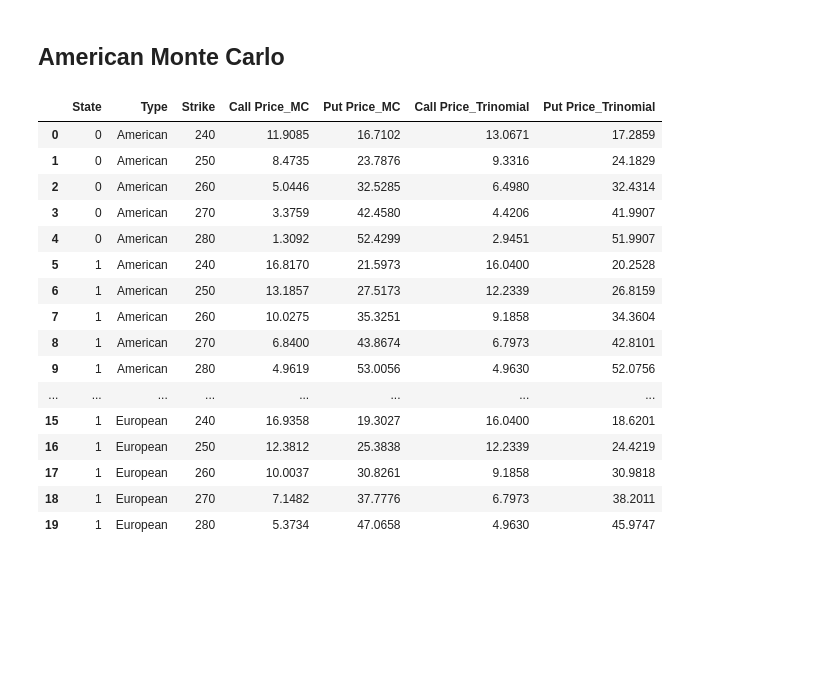
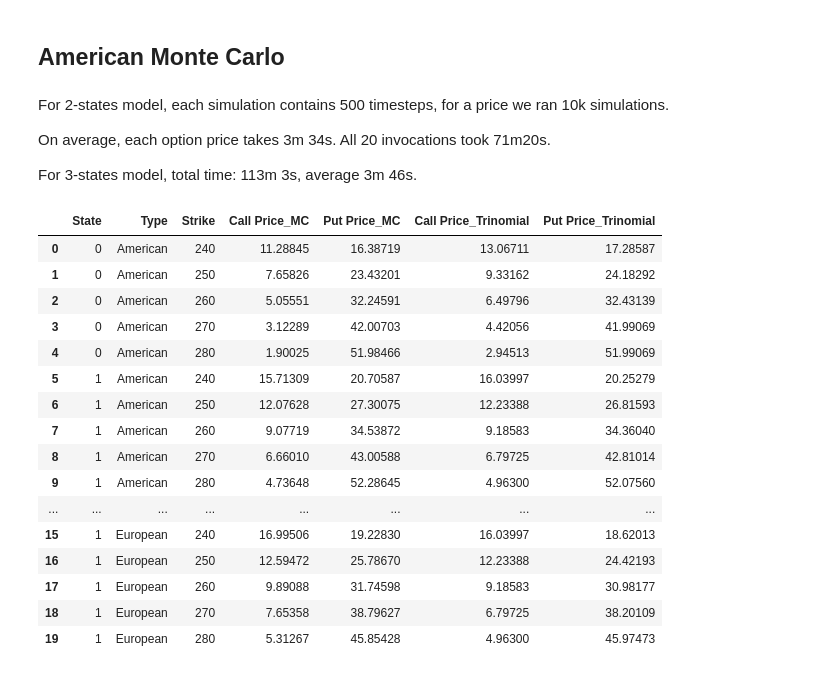
Before and after one commit to LeeHengYu/STAT3911, a Jupyter notebook: main.ipynb, the cells around one changed output. Drawn from its saved outputs; the diff is of its cells as text; code cells hidden in the pictures; blank space fills up the shorter version.

```diff
--- a/main.ipynb
+++ b/main.ipynb
@@ -286,3 +311,9 @@ df.to_csv("LSMC_result.csv", index=False)
+# %% [markdown]
+For 2-states model, each simulation contains 500 timesteps, for a price we ran 10k simulations.
+
+On average, each option price takes 3m 34s. All 20 invocations took 71m20s.
+
+For 3-states model, total time: 113m 3s, average 3m 46s.
 # %%
 # Standard Monte Carlo for European Options
 # https://www.kaggle.com/code/ypark4857/monte-carlo-simulation-of-european-option-pricing
@@ -357,21 +388,20 @@ price_merge.round(4).to_csv('combined_result.csv', index=False)
-# %%
-final = pd.read_csv('combined_result.csv')
-final
-# %% [output]
-|  | State | Type | Strike | Call Price_MC | Put Price_MC | Call Price_Trinomial | Put Price_Trinomial |
-| 0 | 0 | American | 240 | 11.9085 | 16.7102 | 13.0671 | 17.2859 |
-| 1 | 0 | American | 250 | 8.4735 | 23.7876 | 9.3316 | 24.1829 |
-| 2 | 0 | American | 260 | 5.0446 | 32.5285 | 6.4980 | 32.4314 |
-| 3 | 0 | American | 270 | 3.3759 | 42.4580 | 4.4206 | 41.9907 |
-| 4 | 0 | American | 280 | 1.3092 | 52.4299 | 2.9451 | 51.9907 |
-| 5 | 1 | American | 240 | 16.8170 | 21.5973 | 16.0400 | 20.2528 |
-| 6 | 1 | American | 250 | 13.1857 | 27.5173 | 12.2339 | 26.8159 |
-| 7 | 1 | American | 260 | 10.0275 | 35.3251 | 9.1858 | 34.3604 |
-| 8 | 1 | American | 270 | 6.8400 | 43.8674 | 6.7973 | 42.8101 |
-| 9 | 1 | American | 280 | 4.9619 | 53.0056 | 4.9630 | 52.0756 |
-| ... | ... | ... | ... | ... | ... | ... | ... |
-| 15 | 1 | European | 240 | 16.9358 | 19.3027 | 16.0400 | 18.6201 |
-| 16 | 1 | European | 250 | 12.3812 | 25.3838 | 12.2339 | 24.4219 |
-| 17 | 1 | European | 260 | 10.0037 | 30.8261 | 9.1858 | 30.9818 |
-| 18 | 1 | European | 270 | 7.1482 | 37.7776 | 6.7973 | 38.2011 |
-| 19 | 1 | European | 280 | 5.3734 | 47.0658 | 4.9630 | 45.9747 |
+# %%
+pd.read_csv('combined_result_2.csv')
+# %% [output]
+|  | State | Type | Strike | Call Price_MC | Put Price_MC | Call Price_Trinomial | Put Price_Trinomial |
+| 0 | 0 | American | 240 | 11.28845 | 16.38719 | 13.06711 | 17.28587 |
+| 1 | 0 | American | 250 | 7.65826 | 23.43201 | 9.33162 | 24.18292 |
+| 2 | 0 | American | 260 | 5.05551 | 32.24591 | 6.49796 | 32.43139 |
+| 3 | 0 | American | 270 | 3.12289 | 42.00703 | 4.42056 | 41.99069 |
+| 4 | 0 | American | 280 | 1.90025 | 51.98466 | 2.94513 | 51.99069 |
+| 5 | 1 | American | 240 | 15.71309 | 20.70587 | 16.03997 | 20.25279 |
+| 6 | 1 | American | 250 | 12.07628 | 27.30075 | 12.23388 | 26.81593 |
+| 7 | 1 | American | 260 | 9.07719 | 34.53872 | 9.18583 | 34.36040 |
+| 8 | 1 | American | 270 | 6.66010 | 43.00588 | 6.79725 | 42.81014 |
+| 9 | 1 | American | 280 | 4.73648 | 52.28645 | 4.96300 | 52.07560 |
+| ... | ... | ... | ... | ... | ... | ... | ... |
+| 15 | 1 | European | 240 | 16.99506 | 19.22830 | 16.03997 | 18.62013 |
+| 16 | 1 | European | 250 | 12.59472 | 25.78670 | 12.23388 | 24.42193 |
+| 17 | 1 | European | 260 | 9.89088 | 31.74598 | 9.18583 | 30.98177 |
+| 18 | 1 | European | 270 | 7.65358 | 38.79627 | 6.79725 | 38.20109 |
+| 19 | 1 | European | 280 | 5.31267 | 45.85428 | 4.96300 | 45.97473 |
```
Also changed, not shown: parts of 12 cells of this notebook, 2 other files.
